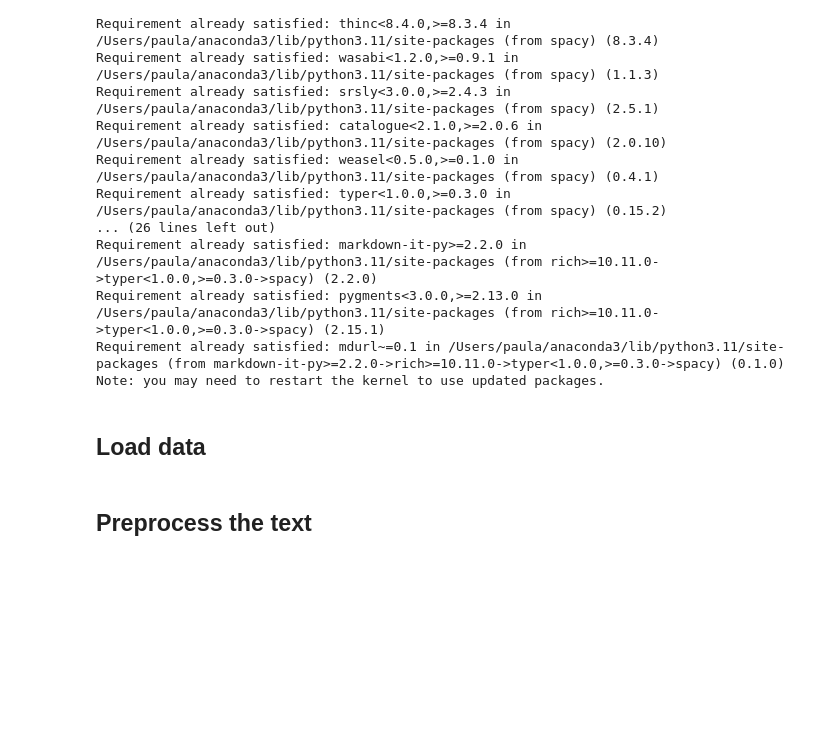
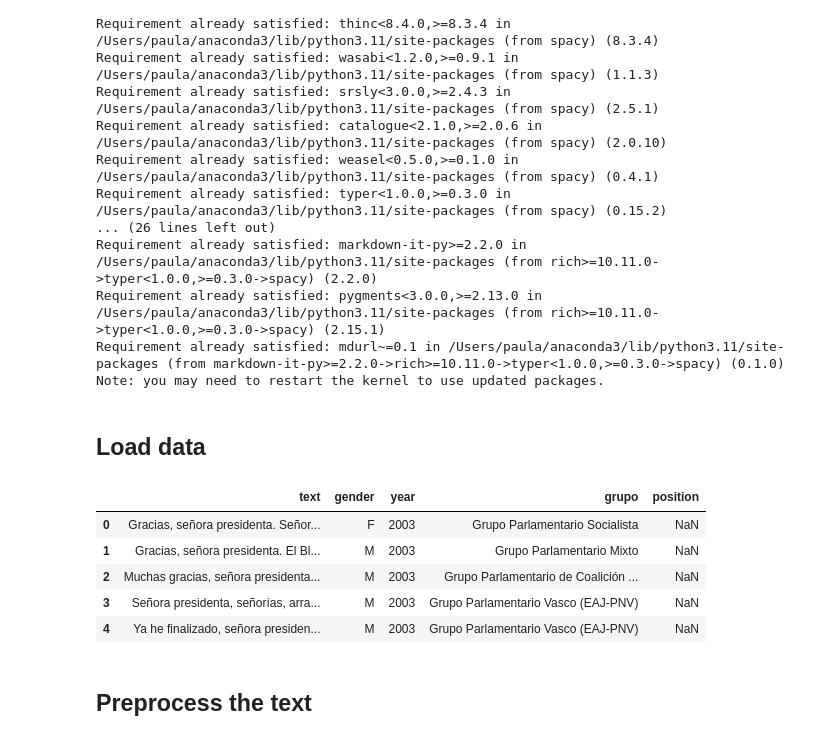
Before and after one commit to PaulaMateos/Sexism-on-spanish-parliament, a Jupyter notebook: Topic modeling/topic_modeling.ipynb, the cells around one changed output. Cells and saved outputs as stored; diff of their text form; code cells hidden in the pictures; blank space fills up the shorter version.

```diff
--- a/Topic modeling/topic_modeling.ipynb
+++ b/Topic modeling/topic_modeling.ipynb
@@ -29,8 +29,16 @@ from sklearn.feature_extraction.text import CountVectorizer
 # %%
 df = pd.read_csv("../Local_csv/interventions_topics.csv")
 
 #Drop null or empty speeches
 df = df[df["text"].notna() & (df["text"].str.strip() != "")]
+df.head()
+# %% [output]
+|  | text | gender | year | grupo | position |
+| 0 | Gracias, señora presidenta. Señor... | F | 2003 | Grupo Parlamentario Socialista | NaN |
+| 1 | Gracias, señora presidenta. El Bl... | M | 2003 | Grupo Parlamentario Mixto | NaN |
+| 2 | Muchas gracias, señora presidenta... | M | 2003 | Grupo Parlamentario de Coalición ... | NaN |
+| 3 | Señora presidenta, señorías, arra... | M | 2003 | Grupo Parlamentario Vasco (EAJ-PNV) | NaN |
+| 4 | Ya he finalizado, señora presiden... | M | 2003 | Grupo Parlamentario Vasco (EAJ-PNV) | NaN |
 # %% [markdown]
 ## Preprocess the text
 # %%
```
Also changed, not shown: parts of 3 cells of this notebook, 2 other files.
